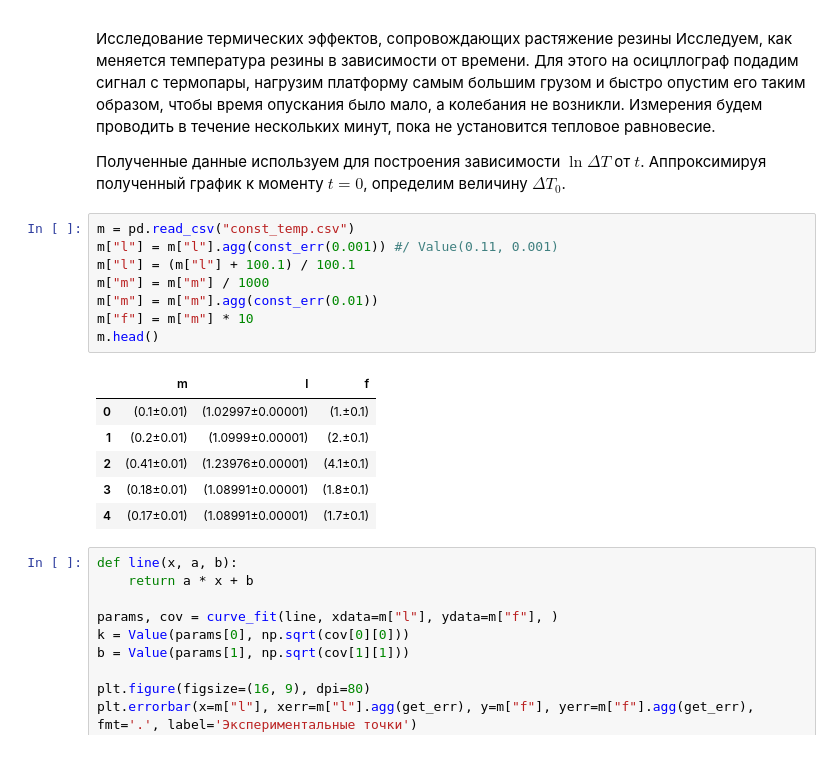
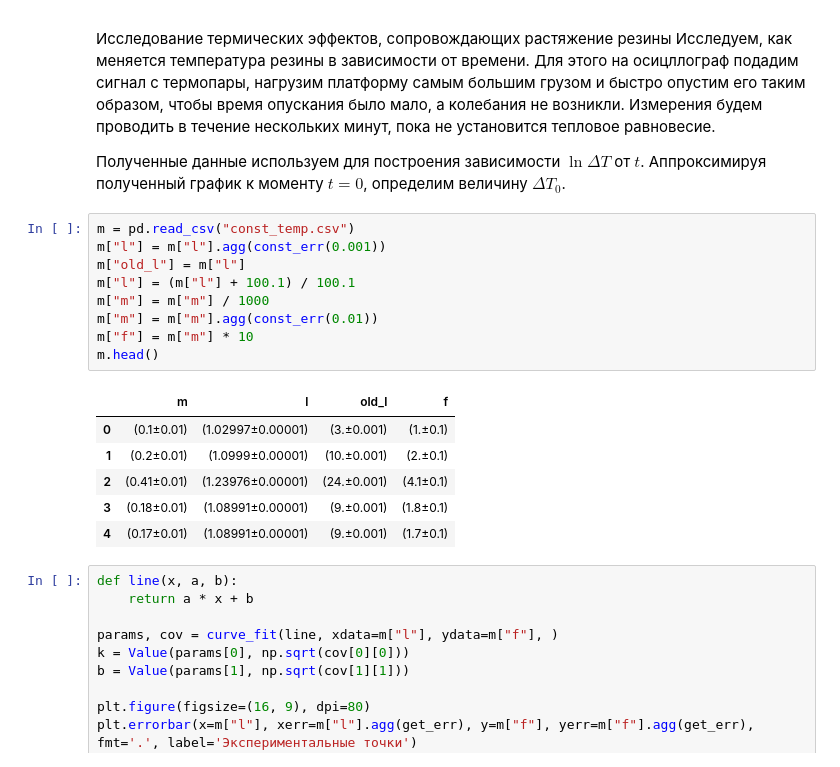
Before and after one commit to skolkovo-bba/labs3, a Jupyter notebook: 2.1.5/lab2.1.5.ipynb, the cells around one changed output. Cells and saved outputs as stored; diff of their text form.

```diff
--- a/2.1.5/lab2.1.5.ipynb
+++ b/2.1.5/lab2.1.5.ipynb
@@ -61,19 +61,20 @@ $$3\biggr( \frac{\Delta l}{l} - 2\alpha T_0 \biggl)$$
 Полученные данные используем для построения зависимости $\ln \Delta T$ от $t$. Аппроксимируя полученный график к моменту $t = 0$, определим величину $\Delta T_0$.
 # %%
 m = pd.read_csv("const_temp.csv")
-m["l"] = m["l"].agg(const_err(0.001)) #/ Value(0.11, 0.001)
+m["l"] = m["l"].agg(const_err(0.001))
+m["old_l"] = m["l"]
 m["l"] = (m["l"] + 100.1) / 100.1
 m["m"] = m["m"] / 1000
 m["m"] = m["m"].agg(const_err(0.01))
 m["f"] = m["m"] * 10
 m.head()
 # %% [output]
-|  | m | l | f |
-| 0 | (0.1±0.01) | (1.02997±0.00001) | (1.±0.1) |
-| 1 | (0.2±0.01) | (1.0999±0.00001) | (2.±0.1) |
-| 2 | (0.41±0.01) | (1.23976±0.00001) | (4.1±0.1) |
-| 3 | (0.18±0.01) | (1.08991±0.00001) | (1.8±0.1) |
-| 4 | (0.17±0.01) | (1.08991±0.00001) | (1.7±0.1) |
+|  | m | l | old_l | f |
+| 0 | (0.1±0.01) | (1.02997±0.00001) | (3.±0.001) | (1.±0.1) |
+| 1 | (0.2±0.01) | (1.0999±0.00001) | (10.±0.001) | (2.±0.1) |
+| 2 | (0.41±0.01) | (1.23976±0.00001) | (24.±0.001) | (4.1±0.1) |
+| 3 | (0.18±0.01) | (1.08991±0.00001) | (9.±0.001) | (1.8±0.1) |
+| 4 | (0.17±0.01) | (1.08991±0.00001) | (9.±0.001) | (1.7±0.1) |
 # %%
 def line(x, a, b):
     return a * x + b
```
Also changed, not shown: parts of 6 cells of this notebook, 3 other files.
